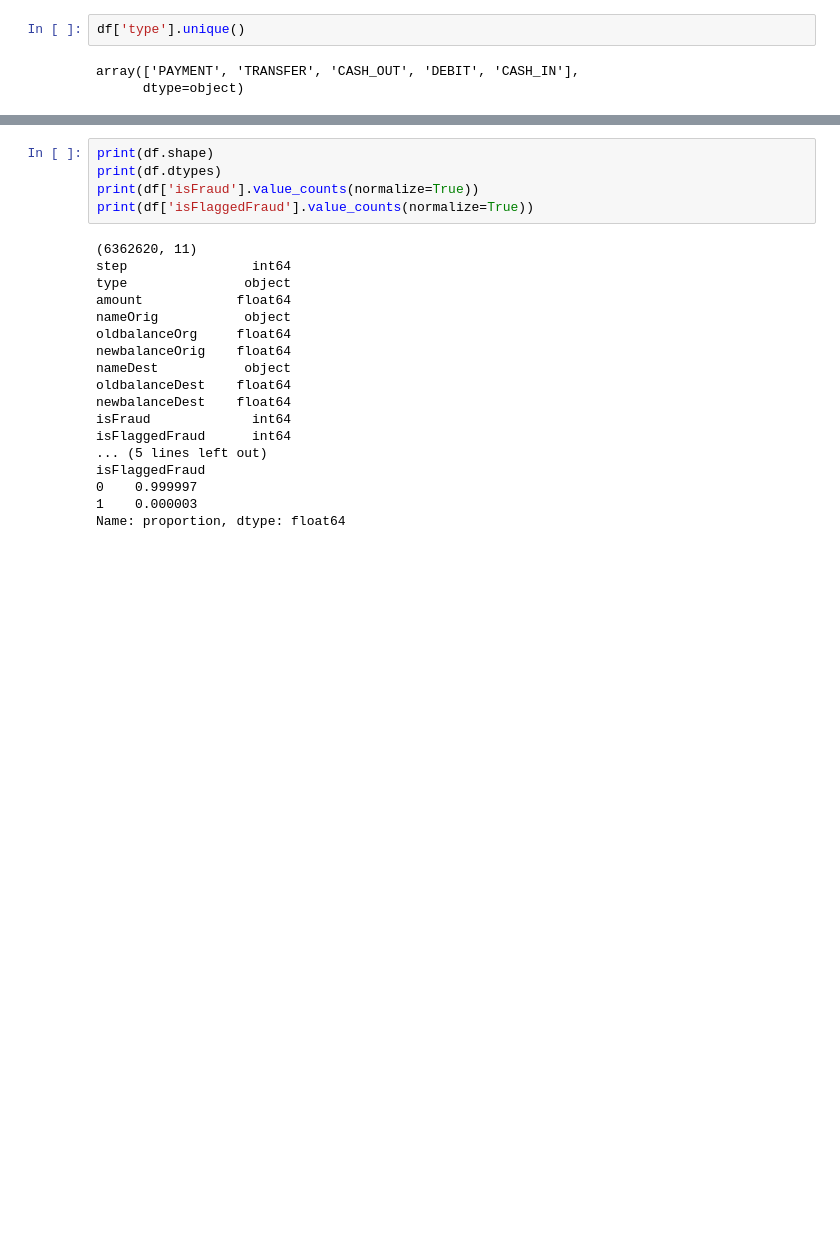
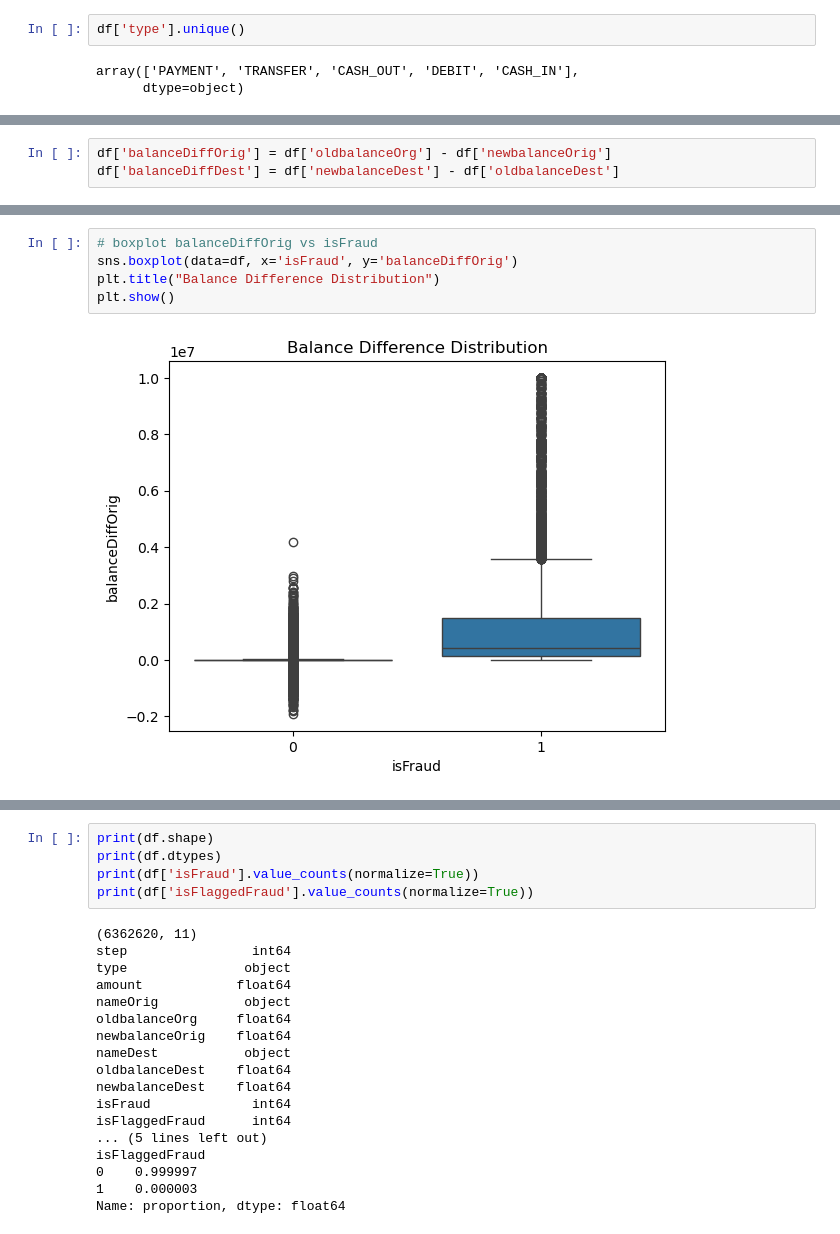
Before and after one commit to Dosu333/fraud-detection, a Jupyter notebook: notebooks/preprocessing.ipynb, the cells around one changed output, grey strips where cells are left out. Saved outputs shown, nothing was run; the diff lists cells and outputs as text; blank space fills up the shorter version.

```diff
--- a/notebooks/preprocessing.ipynb
+++ b/notebooks/preprocessing.ipynb
@@ -25,0 +107,3 @@ df_sample.to_csv('../data/onlinefraud_sample.csv', index=False)
+# %%
+df['balanceDiffOrig'] = df['oldbalanceOrg'] - df['newbalanceOrig']
+df['balanceDiffDest'] = df['newbalanceDest'] - df['oldbalanceDest']
@@ -25,0 +127,7 @@ df_sample.to_csv('../data/onlinefraud_sample.csv', index=False)
+# %%
+# boxplot balanceDiffOrig vs isFraud
+sns.boxplot(data=df, x='isFraud', y='balanceDiffOrig')
+plt.title("Balance Difference Distribution")
+plt.show()
+# %% [output]
+[figure, added]
```
Also changed, not shown: parts of 48 cells of this notebook, 1 other file.
